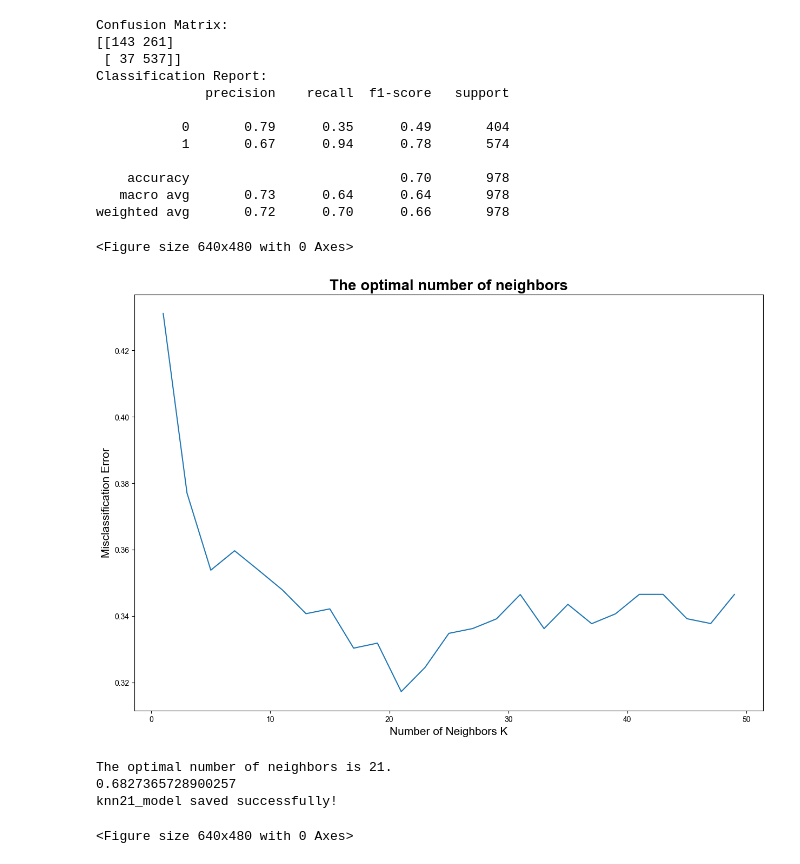
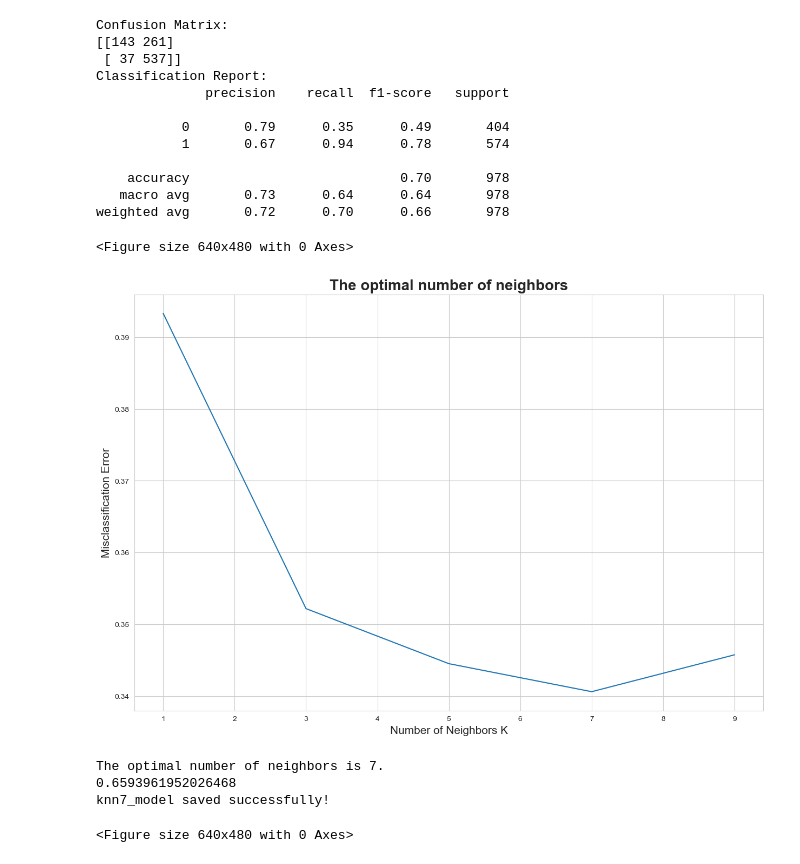
Before and after one commit to kjaer5555/mdasm-2024, a Jupyter notebook: model_exsample.ipynb, the cells around one changed output. Drawn from its saved outputs; the diff is of its cells as text; code cells hidden in the pictures.

Commit message:
added load model and models

```diff
--- a/model_exsample.ipynb
+++ b/model_exsample.ipynb
@@ -15,7 +15,7 @@ f_op_2 - best : ; rf: ; best k-nn ():
 f_op_3 - best : ; rf: ; best k-nn ():
 # %%
 # Load the data
-sti_features = 'features_asymmetry_score_fully_rotated_full.csv'
+sti_features = 'train_data.csv'
 #sti_features ='features_optimized_1.csv'
 #sti_features ='features_optimized_2.csv'
 #sti_features ='features_optimized_3.csv'
@@ -114,3 +114,27 @@ F1 Score: 0.782798833819242
  'atypical_pigment_network',
  'blue-white_veil',
  'asymmetry_values']
+# %%
+df_test_data = pd.read_csv('test_data.csv')
+
+X_test_data = df_test_data[['H_value', 'S_value', 'V_value', 'red_presence', 'brown_presence', 'blue_presence', 'pink_presence', 'white_presence','black_presence','atypical_pigment_network', 'blue-white_veil', 'asymmetry_values']]
+#X = data[['H_value', 'S_value', 'V_value', 'red_presence', 'brown_presence', 'blue_presence', 'pink_presence', 'white_presence','black_presence','atypical_pigment_network', 'blue-white_veil', 'asymmetry_values']]
+y_test_data=df_test_data['cancer_or_not'].to_list()
+
+scaler = StandardScaler()
+X_scaled_test_data = scaler.fit_transform(X_test_data)
+
+model_log = pd.read_pickle('./knn7_model.pkl')
+
+pred_list = model_log.predict(X_scaled_test_data)
+
+correct = 0
+wrong = 0
+
+for x in range(len(pred_list)):
+    if pred_list[x] == y_test_data[x]:
+        correct += 1
+    else:
+        wrong +=1
+
+print(correct, wrong, correct/(correct+wrong))
@@ -194,7 +220,7 @@ from sklearn.metrics import confusion_matrix, accuracy_score
 from sklearn.model_selection import cross_val_score
 
 
-k_list = list(range(1,50,2)) # creating list of K for KNN
+k_list = list(range(1,10,2)) # creating list of K for KNN
 knn_cv_scores = [] # creating list of cv scores
 best_knn_param=0 # best number of neighbors found after cv
 best_score=0
@@ -202,43 +228,43 @@ best_score=0
 # perform 10-fold cross validation
 for k in k_list:
     knn = KNeighborsClassifier(n_neighbors=k)
-    scores = cross_val_score(knn, X_train, y_train, cv=10, scoring='accuracy') #perform cv
+    scores = cross_val_score(knn, X_scaled, y, cv=5, scoring='accuracy') #perform cv
     knn_cv_scores.append(scores.mean())
     if knn_cv_scores[-1]>best_score: #find best score parameters
         best_score=knn_cv_scores[-1]
         best_knn_param=k
 
 # changing to misclassification error
 MSE = [1 - x for x in knn_cv_scores]
 
 #ploting results of cv
 plt.figure()
 plt.figure(figsize=(15,10))
 plt.title('The optimal number of neighbors', fontsize=20, fontweight='bold')
 plt.xlabel('Number of Neighbors K', fontsize=15)
 plt.ylabel('Misclassification Error', fontsize=15)
 sns.set_style("whitegrid")
 plt.plot(k_list, MSE)
 
 plt.show()
 
 best_k = k_list[MSE.index(min(MSE))]
 print("The optimal number of neighbors is %d." % best_k)
 print(max(knn_cv_scores))
 
-"""#train model with best found parameters and save it
+#train model with best found parameters and save it
 final_model = KNeighborsClassifier(n_neighbors=best_knn_param)
-final_model.fit(X_train, y_train)
+final_model.fit(X_scaled, y)
 with open(f'knn{best_knn_param}_model.pkl', 'wb') as f:
     pickle.dump(final_model, f)
-"""
+
 print(f"knn{best_knn_param}_model saved successfully!")
 # %% [output]
 <Figure size 640x480 with 0 Axes>
-[figure, old version]
+[figure, new version]
-The optimal number of neighbors is 21.
-0.6827365728900257
-knn21_model saved successfully!
+The optimal number of neighbors is 7.
+0.6593961952026468
+knn7_model saved successfully!
 # %%
 rf_cv_scores = [] # creating list of cv scores
 rf_list=list(range(1,10)) # creating list of depths for rf
```
Also changed, not shown: parts of 2 cells of this notebook, 4 other files.
